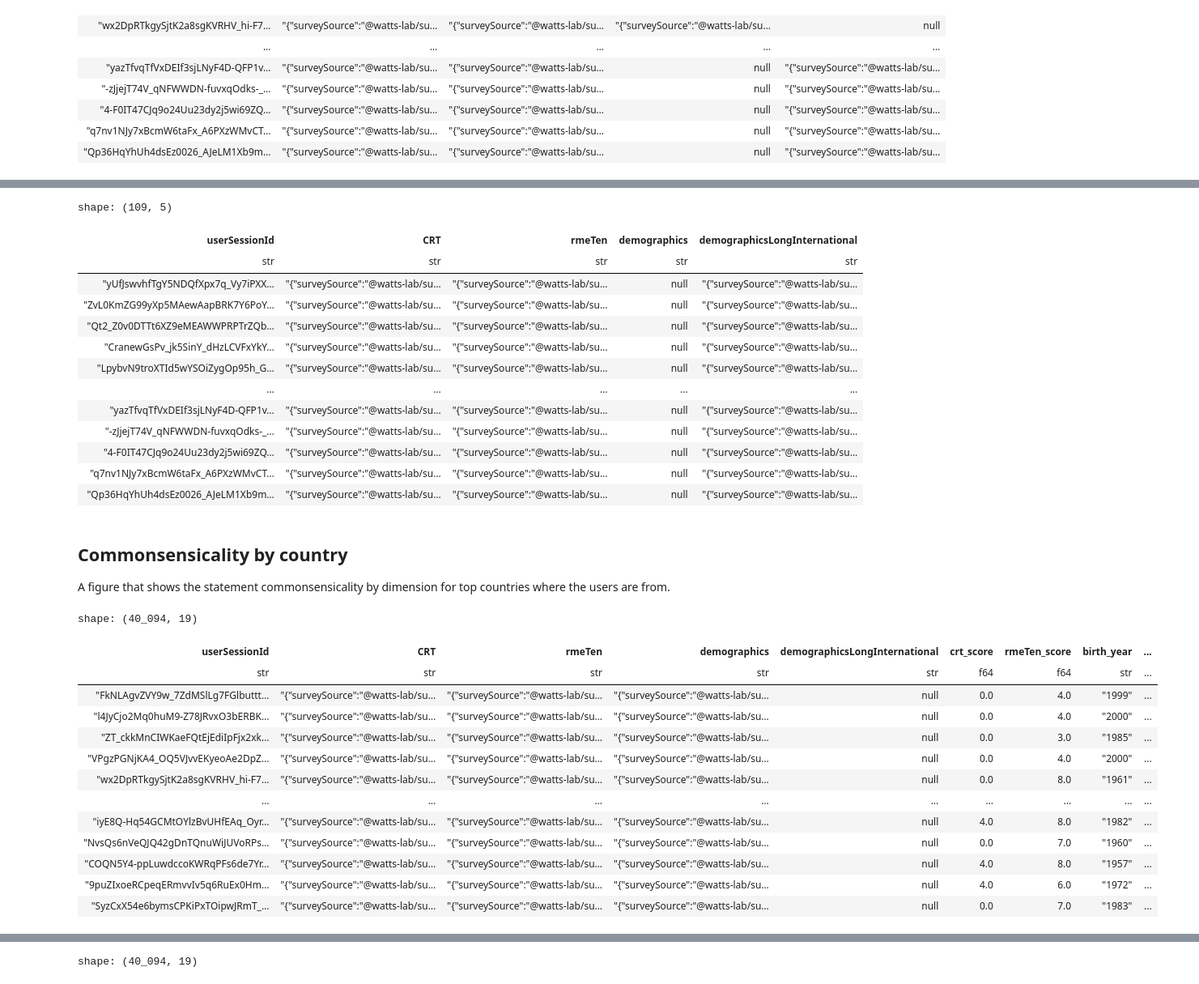
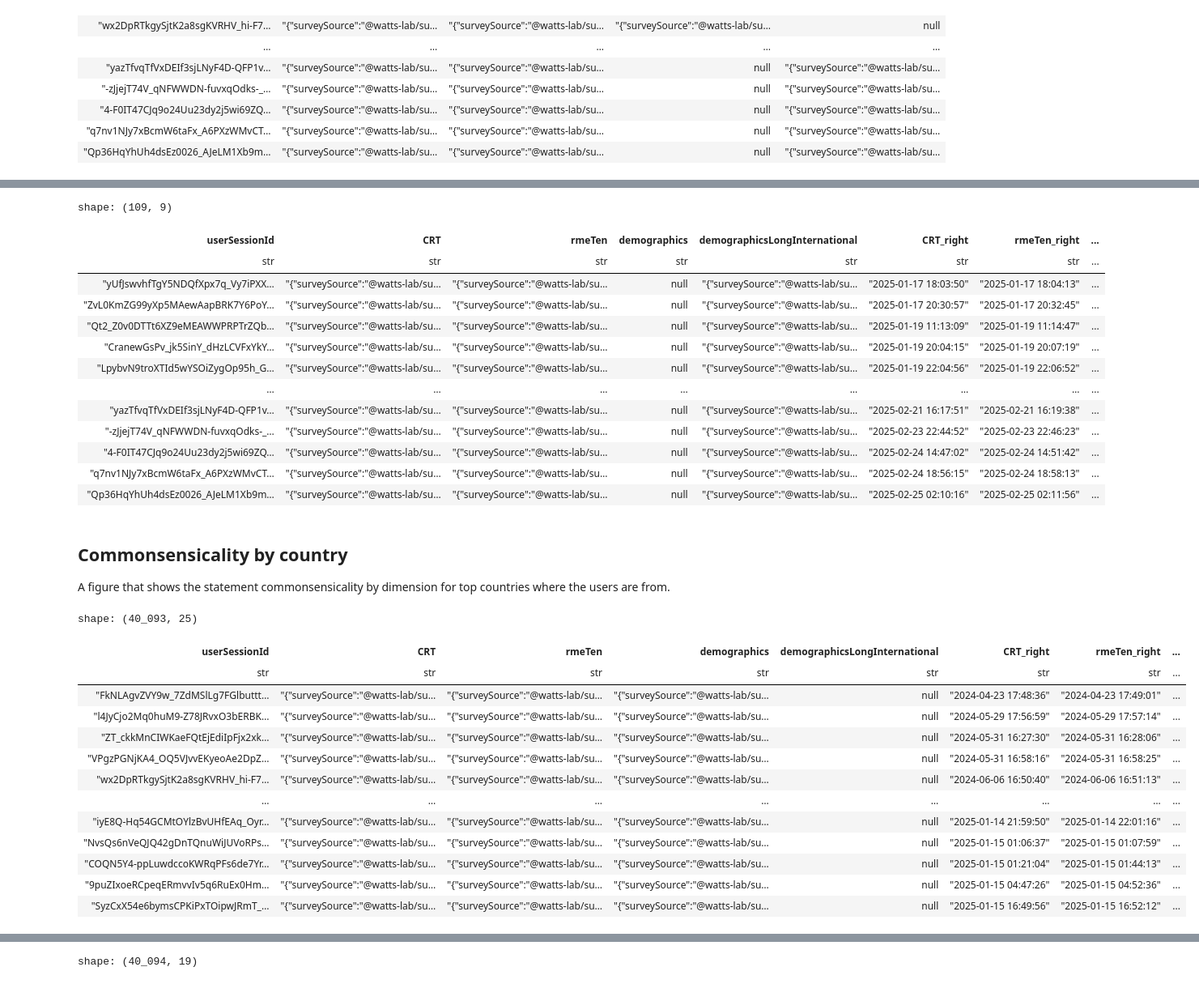
Before and after one commit to Watts-Lab/commonsense-data, a Jupyter notebook: .scripts/dashboard.ipynb, the cells around one changed output, grey strips where cells are left out. Shown at 81% size. Saved outputs shown, nothing was run; the diff lists cells and outputs as text; code cells hidden in the pictures.

```diff
--- a/.scripts/dashboard.ipynb
+++ b/.scripts/dashboard.ipynb
@@ -584,6 +618,15 @@ shape: (111_372, 5)
 | "4-F0IT47CJq9o24Uu23dy2j5wi69ZQ… | "{"surveySource":"@watts-lab/su… | "{"surveySource":"@watts-lab/su… | null | "{"surveySource":"@watts-lab/su… |
 | "q7nv1NJy7xBcmW6taFx_A6PXzWMvCT… | "{"surveySource":"@watts-lab/su… | "{"surveySource":"@watts-lab/su… | null | "{"surveySource":"@watts-lab/su… |
 | "Qp36HqYhUh4dsEz0026_AJeLM1Xb9m… | "{"surveySource":"@watts-lab/su… | "{"surveySource":"@watts-lab/su… | null | "{"surveySource":"@watts-lab/su… |
+# %%
+df_with_crt = df_indiviudal.pivot(
+    index="userSessionId",
+    on="informationType",
+    values="createdAt",
+    aggregate_function="first"
+)
+
+df_inidivial_pivoted = df_inidivial_pivoted.join(df_with_crt, on="userSessionId", how="inner")
 # %%
 df_inidivial_pivoted.filter(
     pl.col("demographics").is_not_null()
@@ -610,20 +653,20 @@ df_inidivial_pivoted.filter(
     & pl.col("demographicsLongInternational").is_not_null()
 )
 # %% [output]
-shape: (109, 5)
+shape: (109, 9)
-| userSessionId | CRT | rmeTen | demographics | demographicsLongInternational |
-| str | str | str | str | str |
-| "yUfJswvhfTgY5NDQfXpx7q_Vy7iPXX… | "{"surveySource":"@watts-lab/su… | "{"surveySource":"@watts-lab/su… | null | "{"surveySource":"@watts-lab/su… |
-| "ZvL0KmZG99yXp5MAewAapBRK7Y6PoY… | "{"surveySource":"@watts-lab/su… | "{"surveySource":"@watts-lab/su… | null | "{"surveySource":"@watts-lab/su… |
-| "Qt2_Z0v0DTTt6XZ9eMEAWWPRPTrZQb… | "{"surveySource":"@watts-lab/su… | "{"surveySource":"@watts-lab/su… | null | "{"surveySource":"@watts-lab/su… |
-| "CranewGsPv_jk5SinY_dHzLCVFxYkY… | "{"surveySource":"@watts-lab/su… | "{"surveySource":"@watts-lab/su… | null | "{"surveySource":"@watts-lab/su… |
-| "LpybvN9troXTId5wYSOiZygOp95h_G… | "{"surveySource":"@watts-lab/su… | "{"surveySource":"@watts-lab/su… | null | "{"surveySource":"@watts-lab/su… |
-| … | … | … | … | … |
-| "yazTfvqTfVxDEIf3sjLNyF4D-QFP1v… | "{"surveySource":"@watts-lab/su… | "{"surveySource":"@watts-lab/su… | null | "{"surveySource":"@watts-lab/su… |
-| "-zJjejT74V_qNFWWDN-fuvxqOdks-_… | "{"surveySource":"@watts-lab/su… | "{"surveySource":"@watts-lab/su… | null | "{"surveySource":"@watts-lab/su… |
-| "4-F0IT47CJq9o24Uu23dy2j5wi69ZQ… | "{"surveySource":"@watts-lab/su… | "{"surveySource":"@watts-lab/su… | null | "{"surveySource":"@watts-lab/su… |
-| "q7nv1NJy7xBcmW6taFx_A6PXzWMvCT… | "{"surveySource":"@watts-lab/su… | "{"surveySource":"@watts-lab/su… | null | "{"surveySource":"@watts-lab/su… |
-| "Qp36HqYhUh4dsEz0026_AJeLM1Xb9m… | "{"surveySource":"@watts-lab/su… | "{"surveySource":"@watts-lab/su… | null | "{"surveySource":"@watts-lab/su… |
+| userSessionId | CRT | rmeTen | demographics | demographicsLongInternational | CRT_right | rmeTen_right | ... |
+| str | str | str | str | str | str | str | ... |
+| "yUfJswvhfTgY5NDQfXpx7q_Vy7iPXX… | "{"surveySource":"@watts-lab/su… | "{"surveySource":"@watts-lab/su… | null | "{"surveySource":"@watts-lab/su… | "2025-01-17 18:03:50" | "2025-01-17 18:04:13" | ... |
+| "ZvL0KmZG99yXp5MAewAapBRK7Y6PoY… | "{"surveySource":"@watts-lab/su… | "{"surveySource":"@watts-lab/su… | null | "{"surveySource":"@watts-lab/su… | "2025-01-17 20:30:57" | "2025-01-17 20:32:45" | ... |
+| "Qt2_Z0v0DTTt6XZ9eMEAWWPRPTrZQb… | "{"surveySource":"@watts-lab/su… | "{"surveySource":"@watts-lab/su… | null | "{"surveySource":"@watts-lab/su… | "2025-01-19 11:13:09" | "2025-01-19 11:14:47" | ... |
+| "CranewGsPv_jk5SinY_dHzLCVFxYkY… | "{"surveySource":"@watts-lab/su… | "{"surveySource":"@watts-lab/su… | null | "{"surveySource":"@watts-lab/su… | "2025-01-19 20:04:15" | "2025-01-19 20:07:19" | ... |
+| "LpybvN9troXTId5wYSOiZygOp95h_G… | "{"surveySource":"@watts-lab/su… | "{"surveySource":"@watts-lab/su… | null | "{"surveySource":"@watts-lab/su… | "2025-01-19 22:04:56" | "2025-01-19 22:06:52" | ... |
+| … | … | … | … | … | … | … | ... |
+| "yazTfvqTfVxDEIf3sjLNyF4D-QFP1v… | "{"surveySource":"@watts-lab/su… | "{"surveySource":"@watts-lab/su… | null | "{"surveySource":"@watts-lab/su… | "2025-02-21 16:17:51" | "2025-02-21 16:19:38" | ... |
+| "-zJjejT74V_qNFWWDN-fuvxqOdks-_… | "{"surveySource":"@watts-lab/su… | "{"surveySource":"@watts-lab/su… | null | "{"surveySource":"@watts-lab/su… | "2025-02-23 22:44:52" | "2025-02-23 22:46:23" | ... |
+| "4-F0IT47CJq9o24Uu23dy2j5wi69ZQ… | "{"surveySource":"@watts-lab/su… | "{"surveySource":"@watts-lab/su… | null | "{"surveySource":"@watts-lab/su… | "2025-02-24 14:47:02" | "2025-02-24 14:51:42" | ... |
+| "q7nv1NJy7xBcmW6taFx_A6PXzWMvCT… | "{"surveySource":"@watts-lab/su… | "{"surveySource":"@watts-lab/su… | null | "{"surveySource":"@watts-lab/su… | "2025-02-24 18:56:15" | "2025-02-24 18:58:13" | ... |
+| "Qp36HqYhUh4dsEz0026_AJeLM1Xb9m… | "{"surveySource":"@watts-lab/su… | "{"surveySource":"@watts-lab/su… | null | "{"surveySource":"@watts-lab/su… | "2025-02-25 02:10:16" | "2025-02-25 02:11:56" | ... |
 # %% [markdown]
 ## Commonsensicality by country
 
@@ -749,47 +792,58 @@ df_with_crt = df_filtered.with_columns(
                 else None
             ),
             return_dtype=pl.String,
         )
         .alias("latin_US"),
         pl.col("demographics")
         .map_elements(
             lambda x: (
                 ast.literal_eval(x)["responses"].get("race_US")
                 if x is not None
                 else None
             ),
             return_dtype=pl.List(pl.String),
         )
         .alias("race_US"),
         pl.col("demographics")
         .map_elements(
             lambda x: (
                 ast.literal_eval(x)["responses"].get("income_US")
                 if x is not None
                 else None
             ),
             return_dtype=pl.String,
         )
         .alias("income_US"),
+        # time posted
+        pl.col("CRT_right")
+        .str.strptime(pl.Datetime, "%Y-%m-%d %H:%M:%S")
+        .alias("CRT_right_parsed"),
+        # time elapsed
+        pl.col("demographics")
+        .map_elements(
+            lambda x: ast.literal_eval(x).get("secondsElapsed") if x else None,
+            return_dtype=pl.Float32,
+        )
+        .alias("secondsElapsed"),
     ]
 )
 
 df_with_crt
 # %% [output]
-shape: (40_094, 19)
+shape: (40_093, 25)
-| userSessionId | CRT | rmeTen | demographics | demographicsLongInternational | crt_score | rmeTen_score | birth_year | ... |
-| str | str | str | str | str | f64 | f64 | str | ... |
-| "FkNLAgvZVY9w_7ZdMSlLg7FGlbuttt… | "{"surveySource":"@watts-lab/su… | "{"surveySource":"@watts-lab/su… | "{"surveySource":"@watts-lab/su… | null | 0.0 | 4.0 | "1999" | ... |
-| "l4JyCjo2Mq0huM9-Z78JRvxO3bERBK… | "{"surveySource":"@watts-lab/su… | "{"surveySource":"@watts-lab/su… | "{"surveySource":"@watts-lab/su… | null | 0.0 | 4.0 | "2000" | ... |
-| "ZT_ckkMnCIWKaeFQtEjEdiIpFjx2xk… | "{"surveySource":"@watts-lab/su… | "{"surveySource":"@watts-lab/su… | "{"surveySource":"@watts-lab/su… | null | 0.0 | 3.0 | "1985" | ... |
-| "VPgzPGNjKA4_OQ5VJvvEKyeoAe2DpZ… | "{"surveySource":"@watts-lab/su… | "{"surveySource":"@watts-lab/su… | "{"surveySource":"@watts-lab/su… | null | 0.0 | 4.0 | "2000" | ... |
-| "wx2DpRTkgySjtK2a8sgKVRHV_hi-F7… | "{"surveySource":"@watts-lab/su… | "{"surveySource":"@watts-lab/su… | "{"surveySource":"@watts-lab/su… | null | 0.0 | 8.0 | "1961" | ... |
-| … | … | … | … | … | … | … | … | ... |
-| "iyE8Q-Hq54GCMtOYlzBvUHfEAq_Oyr… | "{"surveySource":"@watts-lab/su… | "{"surveySource":"@watts-lab/su… | "{"surveySource":"@watts-lab/su… | null | 4.0 | 8.0 | "1982" | ... |
-| "NvsQs6nVeQJQ42gDnTQnuWiJUVoRPs… | "{"surveySource":"@watts-lab/su… | "{"surveySource":"@watts-lab/su… | "{"surveySource":"@watts-lab/su… | null | 0.0 | 7.0 | "1960" | ... |
-| "COQN5Y4-ppLuwdccoKWRqPFs6de7Yr… | "{"surveySource":"@watts-lab/su… | "{"surveySource":"@watts-lab/su… | "{"surveySource":"@watts-lab/su… | null | 4.0 | 8.0 | "1957" | ... |
-| "9puZIxoeRCpeqERmvvIv5q6RuEx0Hm… | "{"surveySource":"@watts-lab/su… | "{"surveySource":"@watts-lab/su… | "{"surveySource":"@watts-lab/su… | null | 4.0 | 6.0 | "1972" | ... |
-| "SyzCxX54e6bymsCPKiPxTOipwJRmT_… | "{"surveySource":"@watts-lab/su… | "{"surveySource":"@watts-lab/su… | "{"surveySource":"@watts-lab/su… | null | 0.0 | 7.0 | "1983" | ... |
+| userSessionId | CRT | rmeTen | demographics | demographicsLongInternational | CRT_right | rmeTen_right | ... |
+| str | str | str | str | str | str | str | ... |
+| "FkNLAgvZVY9w_7ZdMSlLg7FGlbuttt… | "{"surveySource":"@watts-lab/su… | "{"surveySource":"@watts-lab/su… | "{"surveySource":"@watts-lab/su… | null | "2024-04-23 17:48:36" | "2024-04-23 17:49:01" | ... |
+| "l4JyCjo2Mq0huM9-Z78JRvxO3bERBK… | "{"surveySource":"@watts-lab/su… | "{"surveySource":"@watts-lab/su… | "{"surveySource":"@watts-lab/su… | null | "2024-05-29 17:56:59" | "2024-05-29 17:57:14" | ... |
+| "ZT_ckkMnCIWKaeFQtEjEdiIpFjx2xk… | "{"surveySource":"@watts-lab/su… | "{"surveySource":"@watts-lab/su… | "{"surveySource":"@watts-lab/su… | null | "2024-05-31 16:27:30" | "2024-05-31 16:28:06" | ... |
+| "VPgzPGNjKA4_OQ5VJvvEKyeoAe2DpZ… | "{"surveySource":"@watts-lab/su… | "{"surveySource":"@watts-lab/su… | "{"surveySource":"@watts-lab/su… | null | "2024-05-31 16:58:16" | "2024-05-31 16:58:25" | ... |
+| "wx2DpRTkgySjtK2a8sgKVRHV_hi-F7… | "{"surveySource":"@watts-lab/su… | "{"surveySource":"@watts-lab/su… | "{"surveySource":"@watts-lab/su… | null | "2024-06-06 16:50:40" | "2024-06-06 16:51:13" | ... |
+| … | … | … | … | … | … | … | ... |
+| "iyE8Q-Hq54GCMtOYlzBvUHfEAq_Oyr… | "{"surveySource":"@watts-lab/su… | "{"surveySource":"@watts-lab/su… | "{"surveySource":"@watts-lab/su… | null | "2025-01-14 21:59:50" | "2025-01-14 22:01:16" | ... |
+| "NvsQs6nVeQJQ42gDnTQnuWiJUVoRPs… | "{"surveySource":"@watts-lab/su… | "{"surveySource":"@watts-lab/su… | "{"surveySource":"@watts-lab/su… | null | "2025-01-15 01:06:37" | "2025-01-15 01:07:59" | ... |
+| "COQN5Y4-ppLuwdccoKWRqPFs6de7Yr… | "{"surveySource":"@watts-lab/su… | "{"surveySource":"@watts-lab/su… | "{"surveySource":"@watts-lab/su… | null | "2025-01-15 01:21:04" | "2025-01-15 01:44:13" | ... |
+| "9puZIxoeRCpeqERmvvIv5q6RuEx0Hm… | "{"surveySource":"@watts-lab/su… | "{"surveySource":"@watts-lab/su… | "{"surveySource":"@watts-lab/su… | null | "2025-01-15 04:47:26" | "2025-01-15 04:52:36" | ... |
+| "SyzCxX54e6bymsCPKiPxTOipwJRmT_… | "{"surveySource":"@watts-lab/su… | "{"surveySource":"@watts-lab/su… | "{"surveySource":"@watts-lab/su… | null | "2025-01-15 16:49:56" | "2025-01-15 16:52:12" | ... |
 # %%
 # replace item1 with Not mentioned
 df_with_crt = df_with_crt.with_columns(
```
Also changed, not shown: parts of 28 cells of this notebook, 1 other file.
